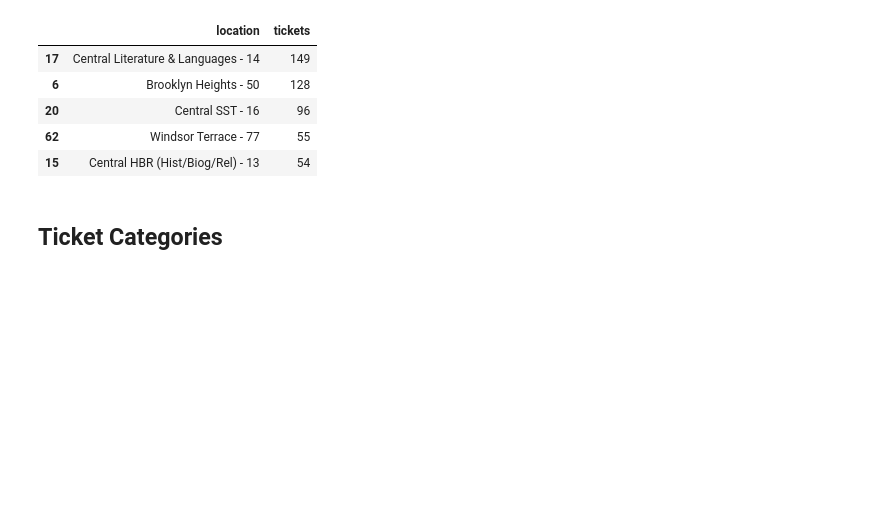
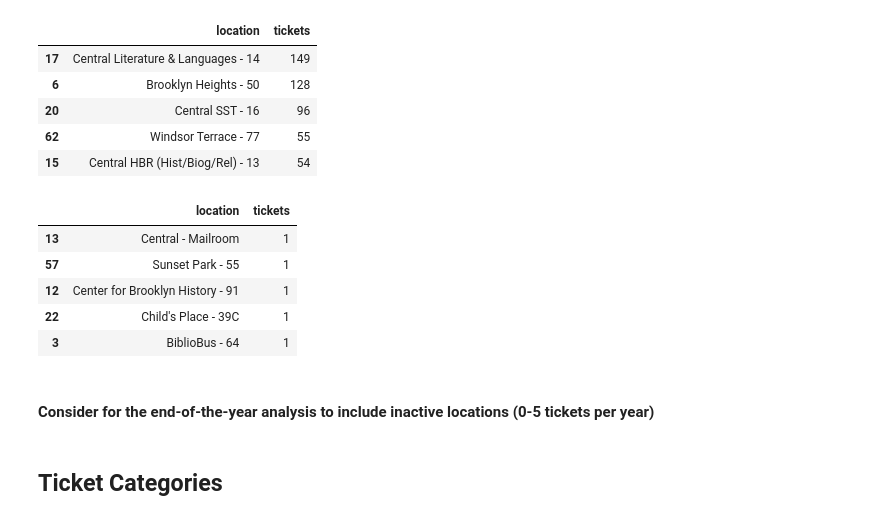
Before and after one commit to BookOps-CAT/cat-tickets, a Jupyter notebook: scratchpad.ipynb, the cells around one changed output. Drawn from its saved outputs; the diff is of its cells as text; code cells hidden in the pictures; blank space fills up the shorter version.

```diff
--- a/scratchpad.ipynb
+++ b/scratchpad.ipynb
@@ -215,8 +228,19 @@ gloc_bp.head()
 | 20 | Central SST - 16 | 96 |
 | 62 | Windsor Terrace - 77 | 55 |
 | 15 | Central HBR (Hist/Biog/Rel) - 13 | 54 |
+# %%
+gloc_bp.tail()
+# %% [output]
+|  | location | tickets |
+| 13 | Central - Mailroom | 1 |
+| 57 | Sunset Park - 55 | 1 |
+| 12 | Center for Brooklyn History - 91 | 1 |
+| 22 | Child's Place - 39C | 1 |
+| 3 | BiblioBus - 64 | 1 |
 # %%
 gloc_bp.to_csv("public_data/freq-loc-bp.csv", index=False)
+# %% [markdown]
+#### Consider for the end-of-the-year analysis to include inactive locations (0-5 tickets per year)
 # %% [markdown]
 ## Ticket Categories
 # %%
```
Also changed, not shown: parts of 11 cells of this notebook, 7 other files.
